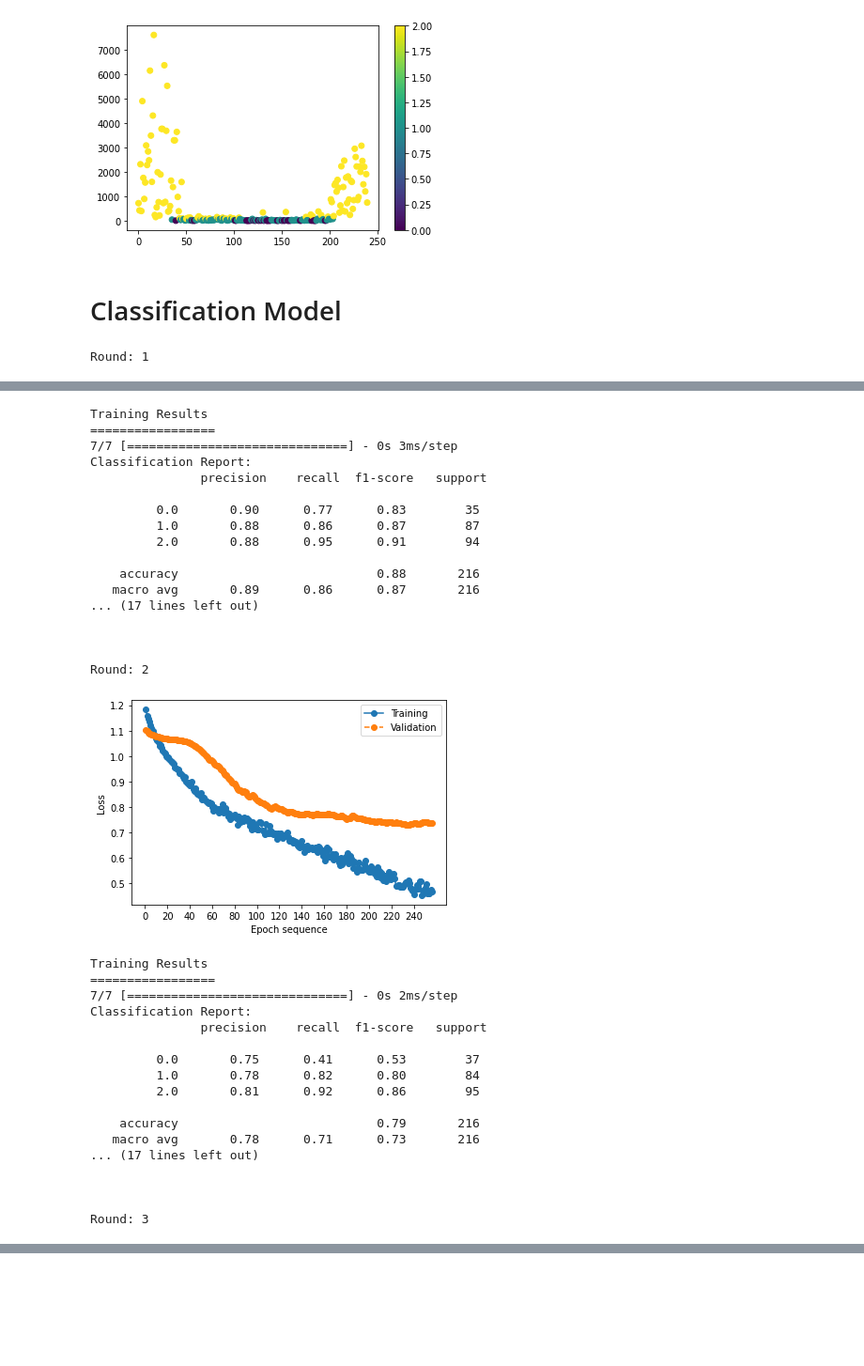
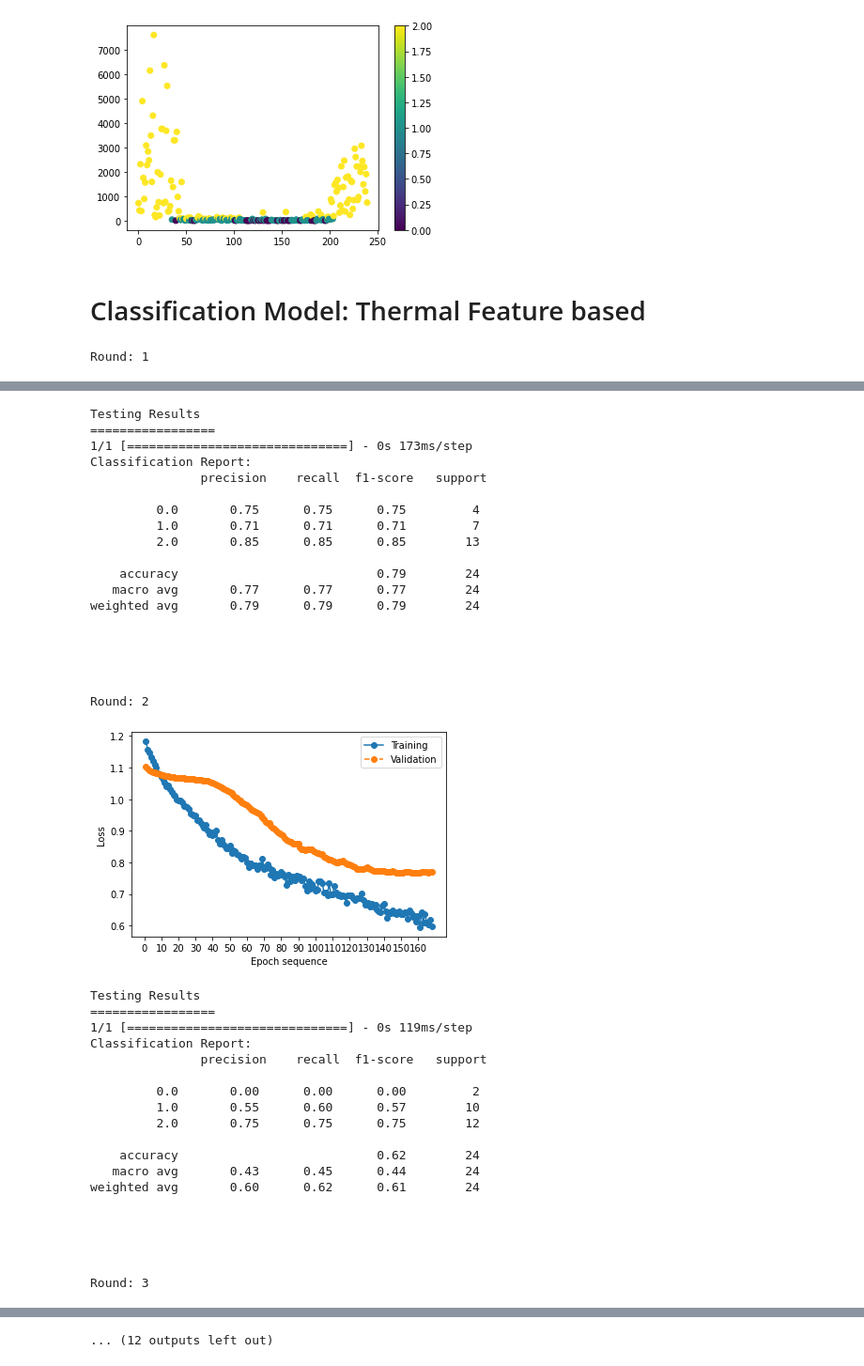
Before and after one commit to nazmulhasan202/WIP_NoteBooks, a Jupyter notebook: Classification of Porosity Level.ipynb, the cells around one changed output, grey strips where cells are left out. Shown at 94% size. Drawn from its saved outputs; the diff is of its cells as text; code cells hidden in the pictures; blank space fills up the shorter version.

Commit message:
10-80 thresholds results

```diff
--- a/Classification of Porosity Level.ipynb
+++ b/Classification of Porosity Level.ipynb
@@ -463,15 +465,30 @@ plt.colorbar()
 # %% [output]
 <matplotlib.colorbar.Colorbar at 0x...>
 [figure]
+# %%
+def classification_results(string):
+  list_of_strings = string.split(" ")
+  filtered_string = []
+  for i in list_of_strings:
+    if i == '': continue
+    else:
+      try:
+        filtered_string.append(float(i))
+      except:
+        continue
+  classwise_results = np.array(filtered_string[0:15]).reshape(3,5)
+  accuracy =  filtered_string[15]
+  return classwise_results, accuracy
 # %% [markdown]
-# Classification Model
+# Classification Model: Thermal Feature based
 # %%
 train_indexes_list = list(train_indexes_dictionary.keys())
 test_indexes_list = list(test_indexes_dictionary.keys())
-test_accuracy_list1 = []
-train_accuracy_list1 = []
-test_accuracy_list2 = []
-train_accuracy_list2 = []
+test_accuracy_list = []
+train_accuracy_list = []
+train_stacked_array = np.zeros((0, 5))
+test_stacked_array = np.zeros((0, 5))
+
 for i in range(len(train_indexes_list)):
 
   print('\nRound:',str(i+1))
@@ -488,10 +505,18 @@ for i in range(len(train_indexes_list)):
   classifier_model, classifier_training = get_classifier_model(X_train, classes_train)
   plt.figure()
   plot_fitting_history(classifier_training)
-  print('Training Results\n=================')
-  get_classificaion_results(classifier_model,X_train,classes_train)
+
+  # print('Training Results\n=================')
+  # train_classification_results = get_classificaion_results(classifier_model,X_train,classes_train)
+  # train_classwise_results, train_accuracy = train_classification_results(train_classification_results)
+  # train_stacked_array = np.vstack((train_stacked_array,train_classwise_results))
+  # train_accuracy_list.append(train_accuracy)
+
   print('Testing Results\n=================')
-  get_classificaion_results(classifier_model,X_test,classes_test)
+  test_classification_results = get_classificaion_results(classifier_model,X_test,classes_test)
+  test_classwise_results, test_accuracy = classification_results(test_classification_results)
+  test_stacked_array = np.vstack((test_stacked_array,test_classwise_results))
+  test_accuracy_list.append(test_accuracy)
   print('\n\n')
 # %% [output]
 Round: 1
@@ -499,34 +524,38 @@ Round: 1
-Training Results
+Testing Results
 =================
-7/7 [==============================] - 0s 3ms/step
+1/1 [==============================] - 0s 173ms/step
 Classification Report:
                precision    recall  f1-score   support
 
-         0.0       0.90      0.77      0.83        35
-         1.0       0.88      0.86      0.87        87
-         2.0       0.88      0.95      0.91        94
+         0.0       0.75      0.75      0.75         4
+         1.0       0.71      0.71      0.71         7
+         2.0       0.85      0.85      0.85        13
 
-    accuracy                           0.88       216
-   macro avg       0.89      0.86      0.87       216
-... (17 lines left out)
+    accuracy                           0.79        24
+   macro avg       0.77      0.77      0.77        24
+weighted avg       0.79      0.79      0.79        24
+
+
 
 
 
 Round: 2
-[figure, old version]
+[figure, new version]
-Training Results
+Testing Results
 =================
-7/7 [==============================] - 0s 2ms/step
+1/1 [==============================] - 0s 119ms/step
 Classification Report:
                precision    recall  f1-score   support
 
-         0.0       0.75      0.41      0.53        37
-         1.0       0.78      0.82      0.80        84
-         2.0       0.81      0.92      0.86        95
+         0.0       0.00      0.00      0.00         2
+         1.0       0.55      0.60      0.57        10
+         2.0       0.75      0.75      0.75        12
 
-    accuracy                           0.79       216
-   macro avg       0.78      0.71      0.73       216
-... (17 lines left out)
+    accuracy                           0.62        24
+   macro avg       0.43      0.45      0.44        24
+weighted avg       0.60      0.62      0.61        24
+
+
 
 
 
@@ -589,0 +607 @@ Round: 6
+... (12 outputs left out)
```
Also changed, not shown: parts of 23 cells of this notebook, 3 other files.
